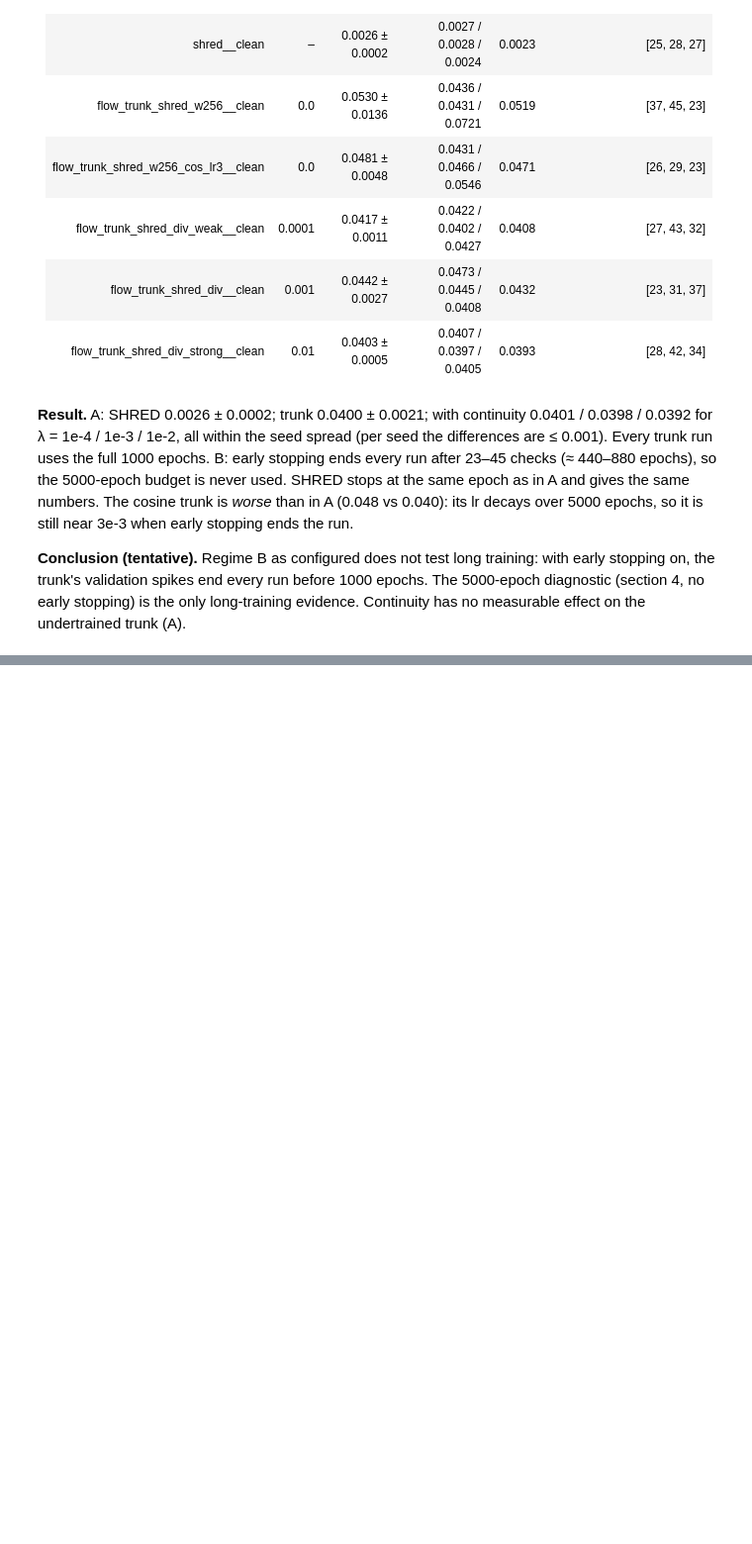
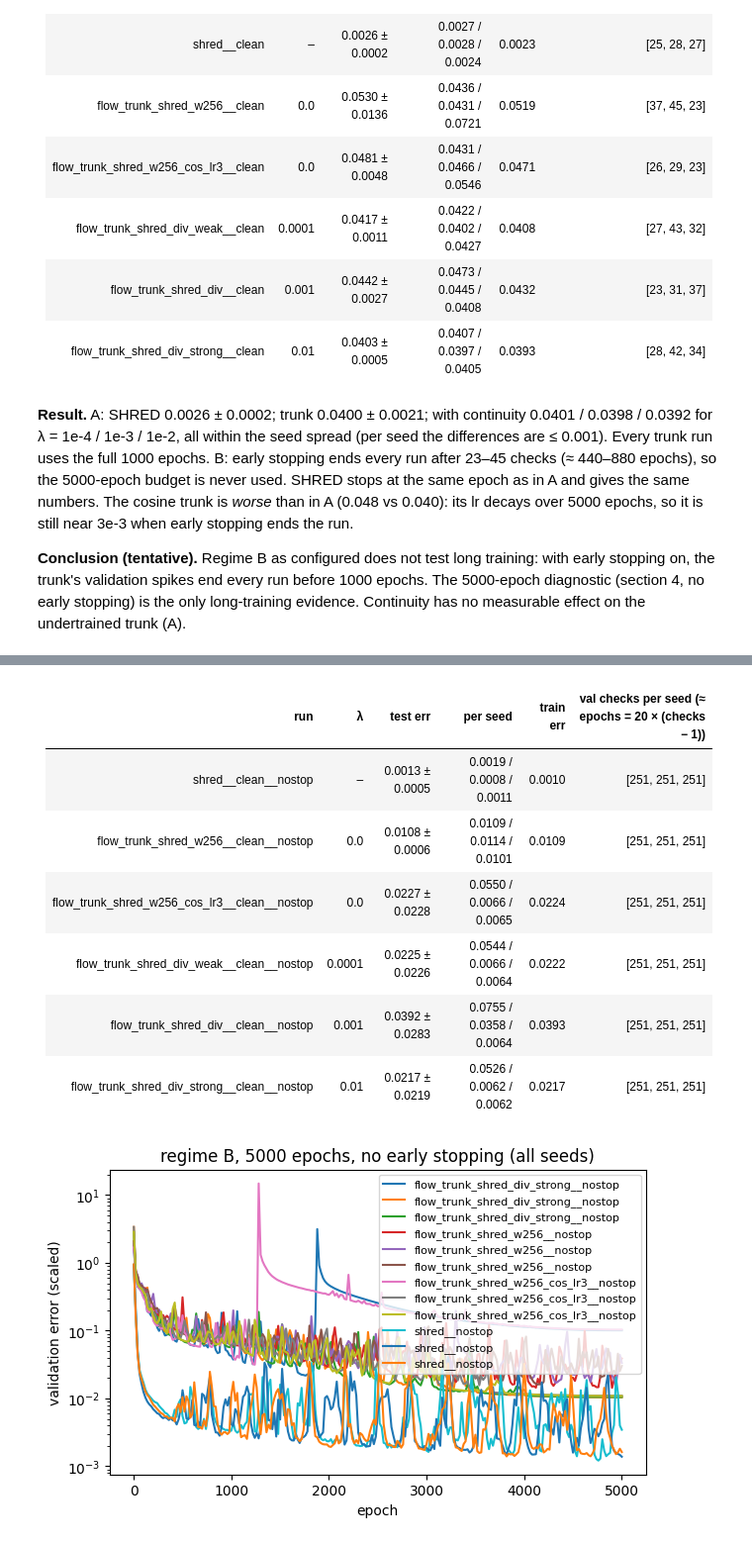
Before and after one commit to KJMvanderHorst/shred_code, a Jupyter notebook: notebooks/trunk_shred_nektar.ipynb, the cells around one changed output, grey strips where cells are left out. Shown at 99% size. Drawn from its saved outputs; the diff is of its cells as text; code cells hidden in the pictures; blank space fills up the shorter version.

```diff
--- a/notebooks/trunk_shred_nektar.ipynb
+++ b/notebooks/trunk_shred_nektar.ipynb
@@ -226,9 +226,9 @@ Trunk = width 256, p = 128, 16 frequencies, cosine lr from 3e-3; `*_div*` add co
 # %%
 FIVEK = root("trunk_shred_nektar_5k")
 
-def seeds_table(name, rt):
+def seeds_table(name, rt, suffix=""):
     res = load_results(rt)
-    runs = [f"{r.method}__{r.train}" for r in load_config([f"+experiment={name}"]).runs]
+    runs = [f"{r.method}__{r.train}{suffix}" for r in load_config([f"+experiment={name}"]).runs]
     rows = ["| run | λ | test err | per seed | train err | val checks per seed (≈ epochs = 20 × (checks − 1)) |",
             "|---|---:|---:|---|---:|---|"]
     for r in runs:
@@ -240,7 +240,8 @@ def seeds_table(name, rt):
     return Markdown("\n".join(rows))
 
 display(Markdown("**A: standard protocol**"), seeds_table("trunk_shred_nektar", MAIN))
-display(Markdown("**B: 5000-epoch budget, early stopping**"), seeds_table("trunk_shred_nektar_5k", FIVEK))
+# first B attempt: the same runs with early stopping on (run names without __nostop)
+display(Markdown("**B, first attempt: 5000-epoch budget, early stopping**"), seeds_table("trunk_shred_nektar_5k", FIVEK))
 # %% [output]
 **A: standard protocol**
 | run | λ | test err | per seed | train err | val checks per seed (≈ epochs = 20 × (checks − 1)) |
@@ -271,0 +278,15 @@ only long-training evidence. Continuity has no measurable effect on the undertra
+# %%
+display(seeds_table("trunk_shred_nektar_5k", FIVEK, "__nostop"))
+NOSTOP = ["shred__clean__nostop", "flow_trunk_shred_w256__clean__nostop", "flow_trunk_shred_w256_cos_lr3__clean__nostop",
+          "flow_trunk_shred_div_strong__clean__nostop"]
+curves(FIVEK, runs=NOSTOP, title="regime B, 5000 epochs, no early stopping (all seeds)")
+# %% [output]
+| run | λ | test err | per seed | train err | val checks per seed (≈ epochs = 20 × (checks − 1)) |
+|---|---:|---:|---|---:|---|
+| shred__clean__nostop | – | 0.0013 ± 0.0005 | 0.0019 / 0.0008 / 0.0011 | 0.0010 | [251, 251, 251] |
+| flow_trunk_shred_w256__clean__nostop | 0.0 | 0.0108 ± 0.0006 | 0.0109 / 0.0114 / 0.0101 | 0.0109 | [251, 251, 251] |
+| flow_trunk_shred_w256_cos_lr3__clean__nostop | 0.0 | 0.0227 ± 0.0228 | 0.0550 / 0.0066 / 0.0065 | 0.0224 | [251, 251, 251] |
+| flow_trunk_shred_div_weak__clean__nostop | 0.0001 | 0.0225 ± 0.0226 | 0.0544 / 0.0066 / 0.0064 | 0.0222 | [251, 251, 251] |
+| flow_trunk_shred_div__clean__nostop | 0.001 | 0.0392 ± 0.0283 | 0.0755 / 0.0358 / 0.0064 | 0.0393 | [251, 251, 251] |
+| flow_trunk_shred_div_strong__clean__nostop | 0.01 | 0.0217 ± 0.0219 | 0.0526 / 0.0062 / 0.0062 | 0.0217 | [251, 251, 251] |
+[figure, added]
```
Also changed, not shown: parts of 4 cells of this notebook, 2 other files.
